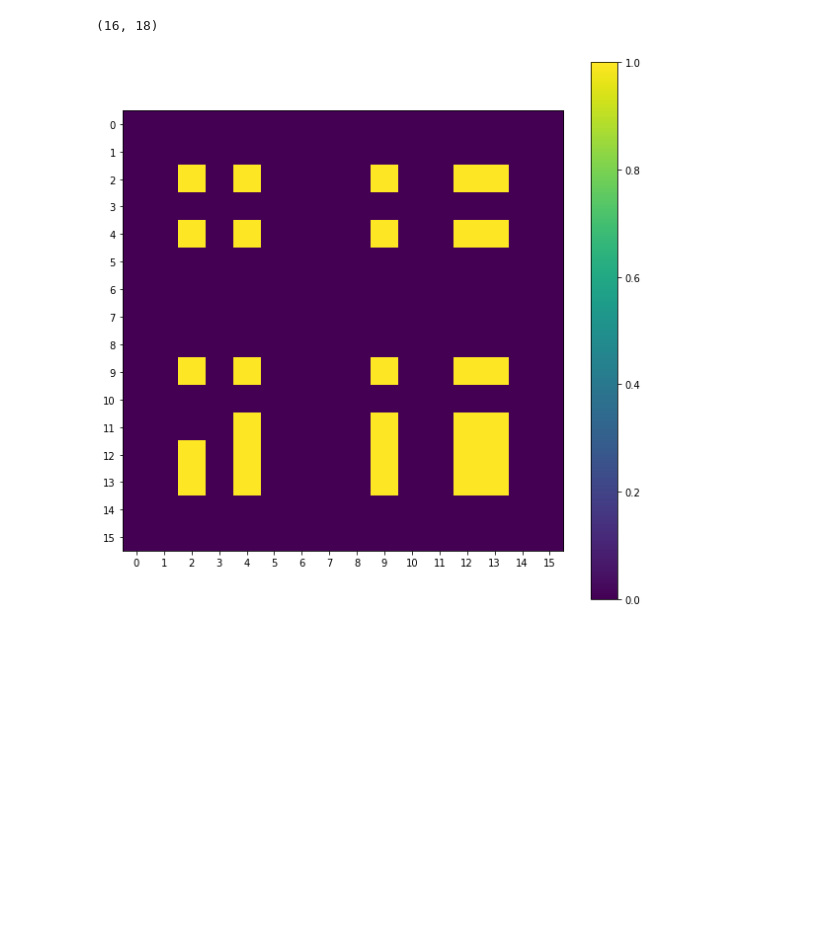
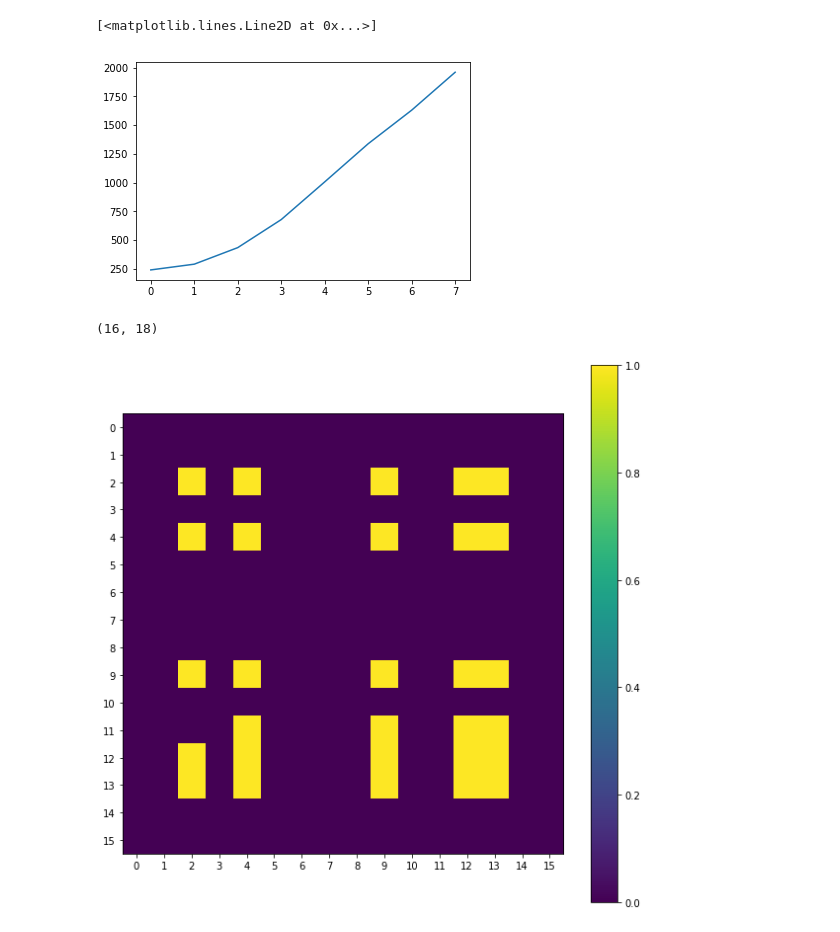
Before and after one commit to rykachevskiy/CRISPR, a Jupyter notebook: Probabilistic_model/amplifier_repeats-each-to-each-lists-based.ipynb, the cells around one changed output. Cells and saved outputs as stored; diff of their text form; code cells hidden in the pictures; blank space fills up the shorter version.

```diff
--- a/Probabilistic_model/amplifier_repeats-each-to-each-lists-based.ipynb
+++ b/Probabilistic_model/amplifier_repeats-each-to-each-lists-based.ipynb
@@ -259,0 +263,5 @@ TypeError: 'NoneType' object is not iterable
+# %%
+plt.plot(pairs)
+# %% [output]
+[<matplotlib.lines.Line2D at 0x...>]
+[figure, added]
```
Also changed, not shown: parts of 11 cells of this notebook.
